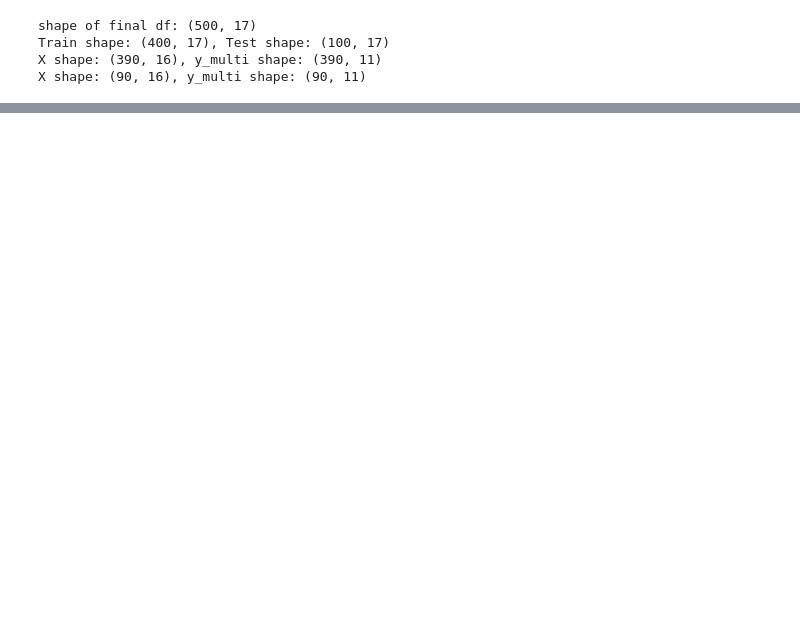
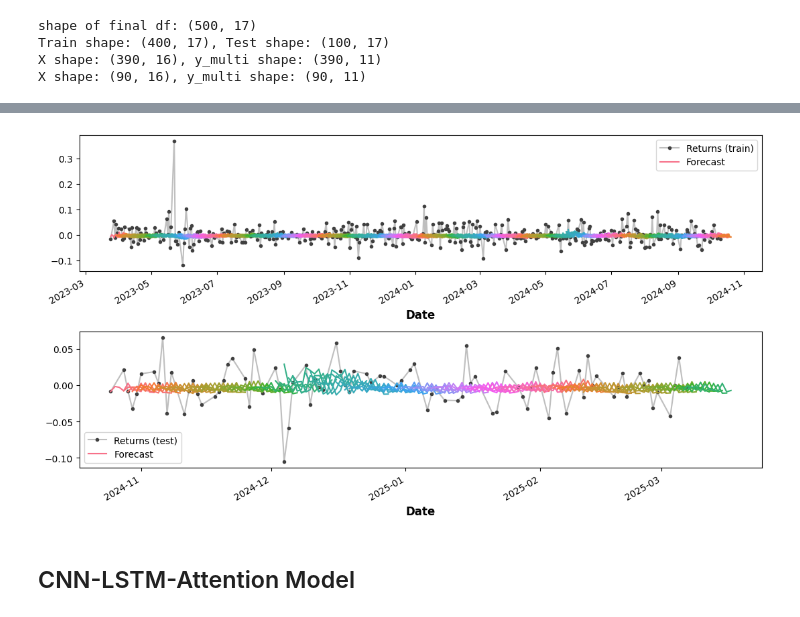
Before and after one commit to OnurKerimoglu/stocks_forecasting, a Jupyter notebook: nb/stock-price-prediction-challenge/NN.ipynb, the cells around one changed output, grey strips where cells are left out. Saved outputs shown, nothing was run; the diff lists cells and outputs as text; code cells hidden in the pictures; blank space fills up the shorter version.

Commit message:
NN: addedd  lstm_attention and cnn_lstm_attention architectures

```diff
--- a/nb/stock-price-prediction-challenge/NN.ipynb
+++ b/nb/stock-price-prediction-challenge/NN.ipynb
@@ -107,5 +128,5 @@ params = {
     'num_outputs': y_train.shape[1],
     'loss': 'mean_squared_error'
 }
-model = build_lstm_cnn(params)
-Xscaler, yscaler, X_train_scaled, y_train_scaled, X_test_scaled, y_test_scaled = build_scalers(X_train, y_train)
+model = build_cnn_lstm(params)
+model.summary()
@@ -169,0 +202,8 @@ Test RMSE: 0.02765
+# %%
+target = 'Returns'
+df = data.get_ticker_df('test_4', test_path, train_stocks_path)
+df = data.add_indice_features(df, target, train_indices_path)
+df = data.prepare_features(df, target=target, beta_window=10, ma_windows=[10, 20, 60], ewm_alpha=[0.1, 0.3, 0.5], lags=1, out_len=500)
+train_df, test_df = data.split_df(df, train_ratio=0.8)
+X_train, y_train = models.get_X_y_multistep(train_df, steps=11, target='Returns')
+X_test, y_test = models.get_X_y_multistep(test_df, steps=11, target='Returns')
@@ -169,0 +259,8 @@ Test RMSE: 0.02765
+# %%
+params = {
+    'num_features': X_train.shape[1],
+    'num_outputs': y_train.shape[1],
+    'loss': 'mean_squared_error'
+}
+model = build_lstm_attention(params)
+model.summary()
@@ -169,0 +289,11 @@ Test RMSE: 0.02765
+# %%
+Xscaler, yscaler, X_train_scaled, y_train_scaled, X_test_scaled, y_test_scaled = build_scalers(X_train, y_train, X_test, y_test)
+history = model.fit(
+    X_train_scaled,
+    y_train_scaled,
+    epochs=100,
+    batch_size=32,
+    validation_data=(X_test_scaled, y_test_scaled),
+    verbose=1,
+    callbacks=[earlystop_cb, reducelr_cb] # , tensorboard_cb
+    )
@@ -169,0 +318,11 @@ Test RMSE: 0.02765
+# %%
+# train performance
+y_hat_train = model.predict(X_train_scaled)
+y_hat_train= yscaler.inverse_transform(y_hat_train)
+y_hat_train = pd.DataFrame(y_hat_train, columns=y_train.columns, index=y_train.index)
+# test prediction
+y_hat_test = model.predict(X_test_scaled)
+y_hat_test= yscaler.inverse_transform(y_hat_test)
+y_hat_test = pd.DataFrame(y_hat_test, columns=y_test.columns, index=y_test.index)
+models.evaluate_multistep(y_train, y_hat_train, y_test, y_hat_test, df, target)
+# %% [output]
@@ -169,0 +333,3 @@ Test RMSE: 0.02765
+[figure, added]
+# %% [markdown]
+## CNN-LSTM-Attention Model
```
Also changed, not shown: parts of 19 cells of this notebook.
